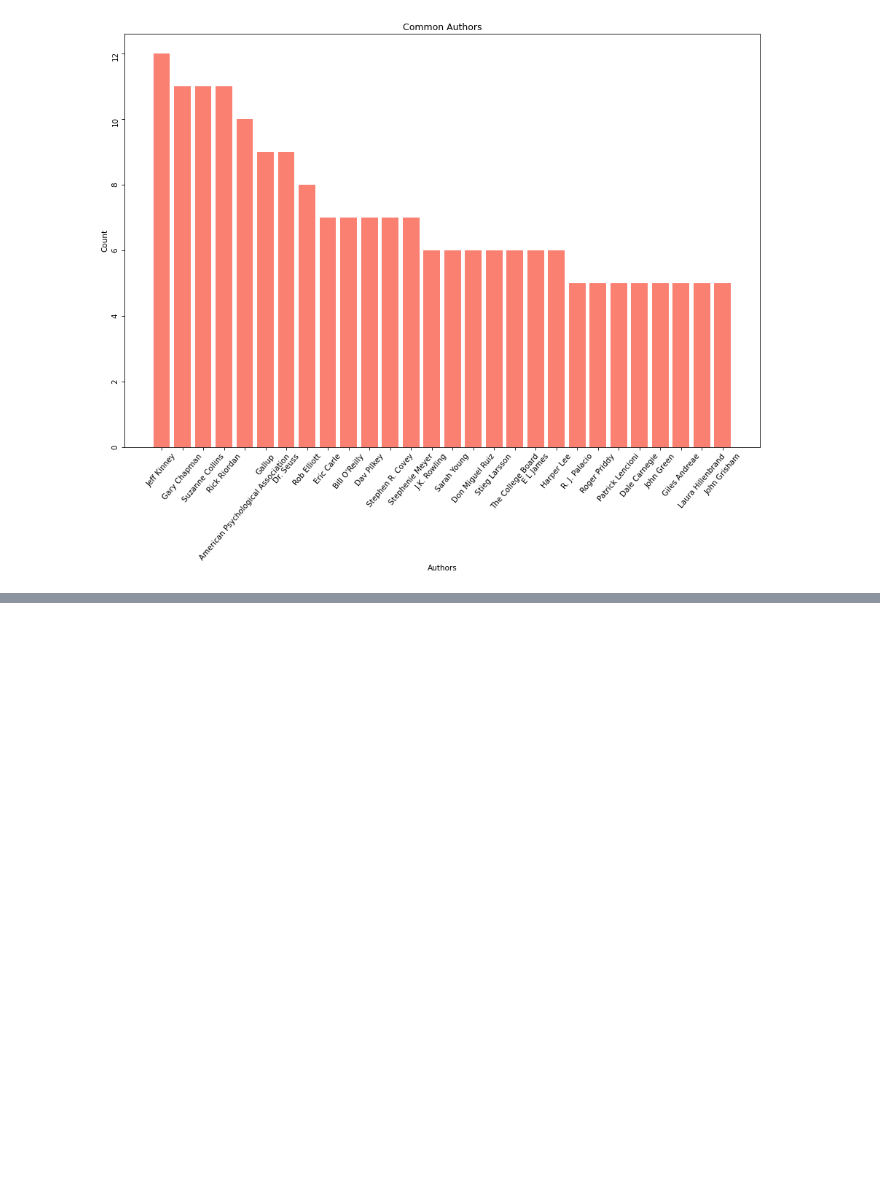
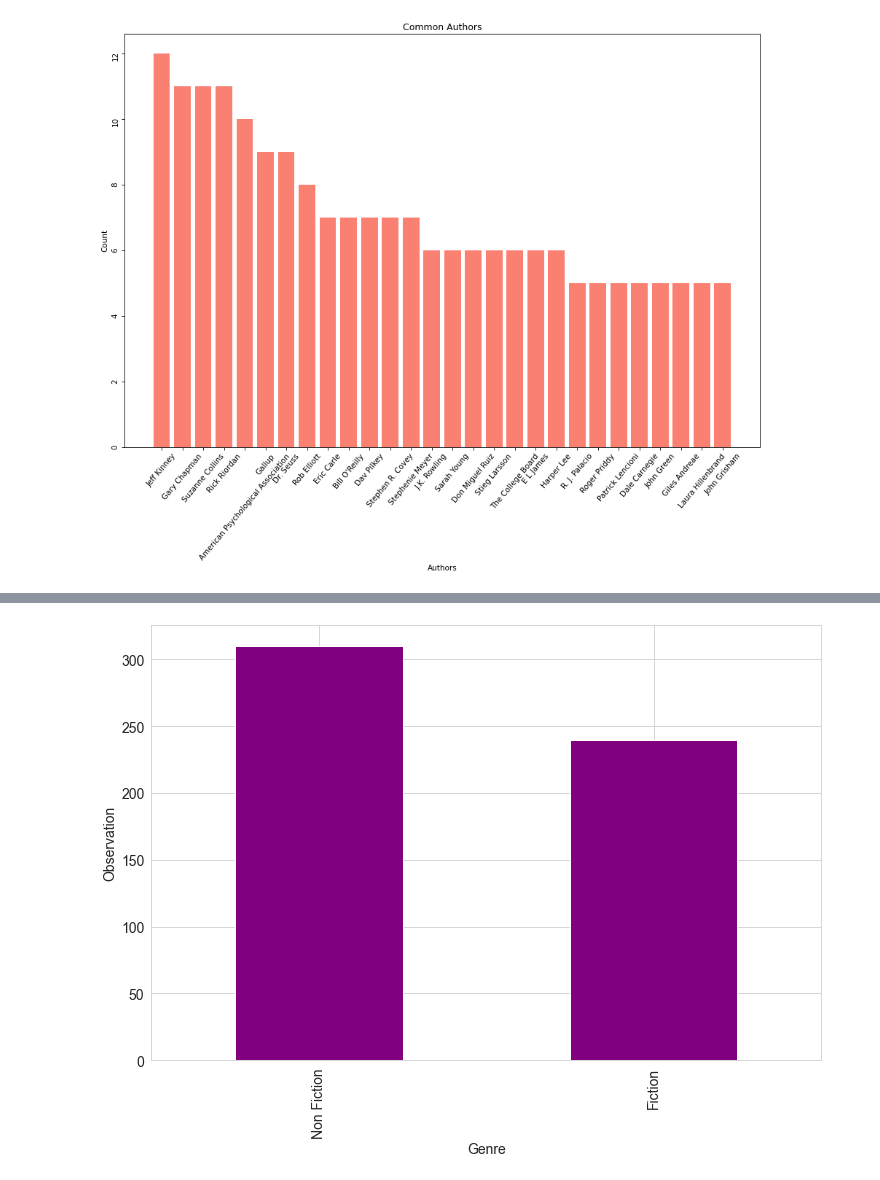
Before and after one commit to Charles2005/Amazon-Bestselling-Books-EDA, a Jupyter notebook: Files/Amazon-Top-Books-EDA.ipynb, the cells around one changed output, grey strips where cells are left out. Saved outputs shown, nothing was run; the diff lists cells and outputs as text; code cells hidden in the pictures; blank space fills up the shorter version.

```diff
--- a/Files/Amazon-Top-Books-EDA.ipynb
+++ b/Files/Amazon-Top-Books-EDA.ipynb
@@ -230,0 +250,8 @@ plt.yticks(rotation=90);
+# %%
+fig, ax = plt.subplots(figsize=(12, 8))
+df["Genre"].value_counts().sort_values(ascending=False).plot(kind="bar",ax=ax, color="purple");
+ax.tick_params(labelsize=14)
+ax.set_xlabel("Genre", fontsize=14)
+ax.set_ylabel("Observation", fontsize=14);
+# %% [output]
+[figure, added]
```
Also changed, not shown: parts of 11 cells of this notebook.
